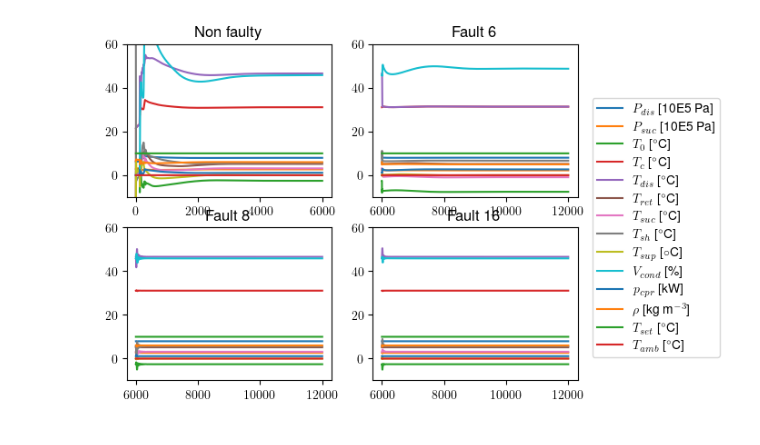
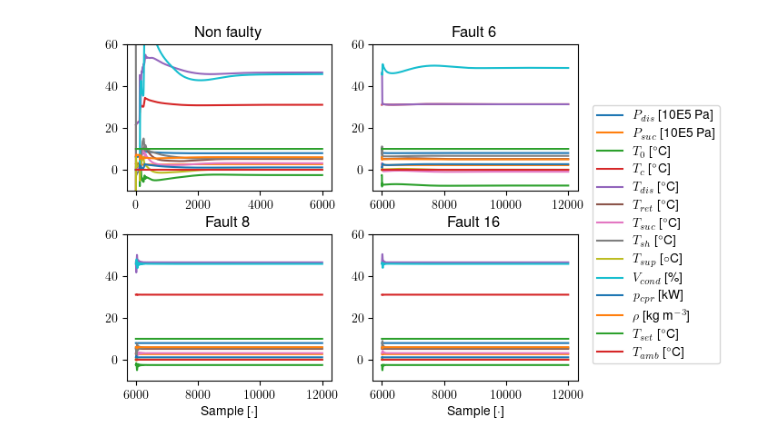
Before and after one commit to peterkrull/p7-ml-refrigeration-fault-detection, a Jupyter notebook: PlotsForModeling/ModelinPlots.ipynb, the cells around one changed output. Saved outputs shown, nothing was run; the diff lists cells and outputs as text; code cells hidden in the pictures.

Commit message:
Plots for modeling

```diff
--- a/PlotsForModeling/ModelinPlots.ipynb
+++ b/PlotsForModeling/ModelinPlots.ipynb
@@ -30,24 +28,31 @@ xdata18 = index.join(data18).join(label)
 # %%
 
 ran = [0,6000]
 
 fig, axs = plt.subplots(2,2)
 
+fig.subplots_adjust(wspace=0.2,hspace=0.3)
+
 for i in xdata0.drop('index',axis=1).drop('label',axis=1):
-    axs[0][0].set_title("Non faulty")
     axs[0][0].plot(xdata0['index'][ran[0]:ran[1]],xdata0[i][ran[0]:ran[1]])
-    axs[0][1].set_title("Fault 6")
     axs[0][1].plot(xdata6['index'][ran[0]:ran[1]]+6000,xdata6[i][ran[0]:ran[1]])
-    axs[1][0].set_title("Fault 8")
     axs[1][0].plot(xdata8['index'][ran[0]:ran[1]]+6000,xdata8[i][ran[0]:ran[1]])
-    axs[1][1].set_title("Fault 16")
     axs[1][1].plot(xdata18['index'][ran[0]:ran[1]]+6000,xdata18[i][ran[0]:ran[1]])
 plt.legend([r'$P_{dis}$ [10E5 Pa]',r'$P_{suc}$ [10E5 Pa]',r'$T_0$ [$^\circ$C]',r'$T_c$ [$^\circ$C]',r'$T_{dis}$ [$^\circ$C]',r'$T_{ret}$ [$^\circ$C]',r'$T_{suc}$ [$^\circ$C]',r'$T_{sh}$ [$^\circ$C]',r'$T_{sup}$ [$\circ$C]',r'$V_{cond}$ [\%]',r'$p_{cpr}$ [kW]',r'$\rho$ [kg m$^{-3}$]',r'$T_{set}$ [$^\circ$C]',r'$T_{amb}$ [$^\circ$C]'], bbox_to_anchor=(1.04, 1), loc="center left")
+
+axs[0][0].set_title("Non faulty")
+axs[0][1].set_title("Fault 6")
+axs[1][0].set_title("Fault 8")
+axs[1][1].set_title("Fault 16")
+
+axs[1][0].set(xlabel='Sample [$\cdot$]')
+axs[1][1].set(xlabel='Sample [$\cdot$]')
+
 axs[0][0].set_ylim([-10, 60])
 axs[0][1].set_ylim([-10, 60])
 axs[1][0].set_ylim([-10, 60])
 axs[1][1].set_ylim([-10, 60])
 #plt.show()
-plt.savefig('modelFig.pdf')
+plt.savefig('modelFig.pdf',bbox_inches="tight")
 # %% [output]
-[figure, old version]
+[figure, new version]
```
Also changed, not shown: parts of 1 cell of this notebook, 3 other files.
